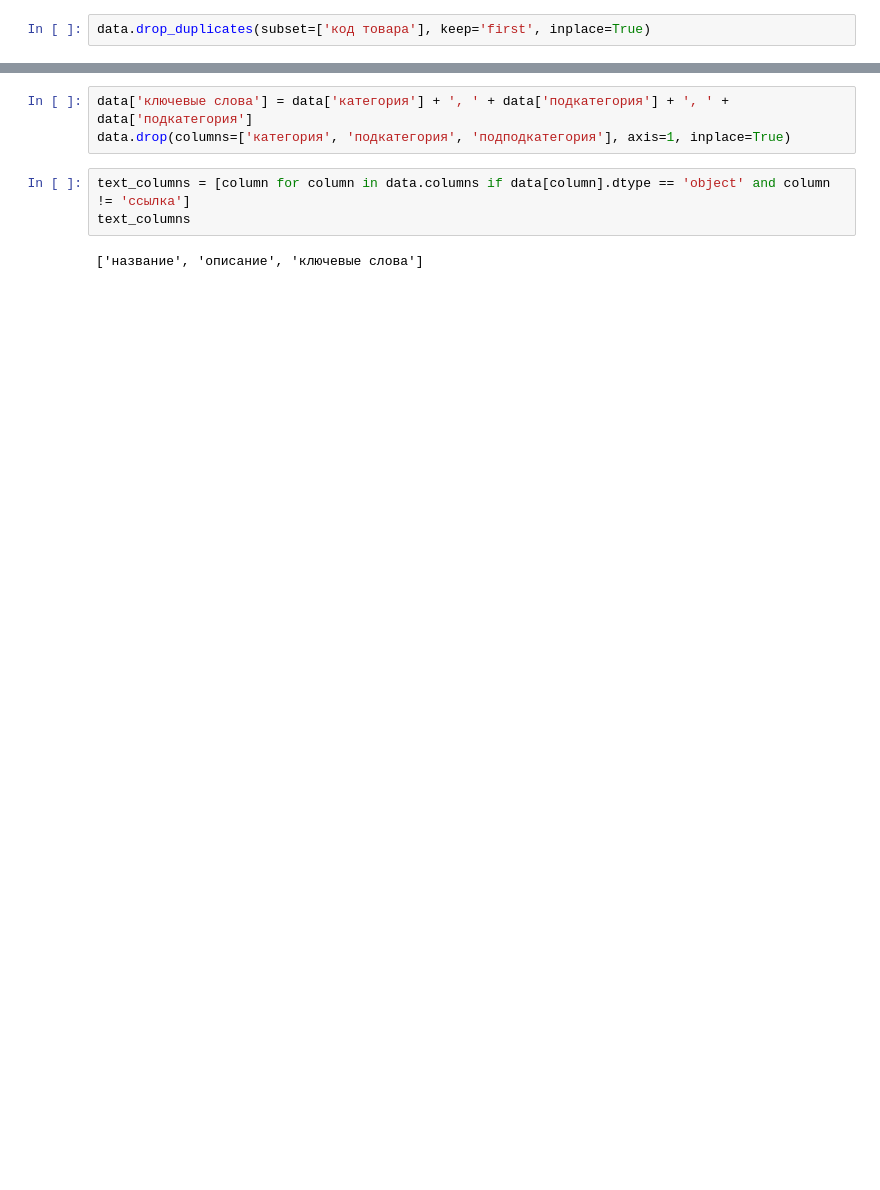
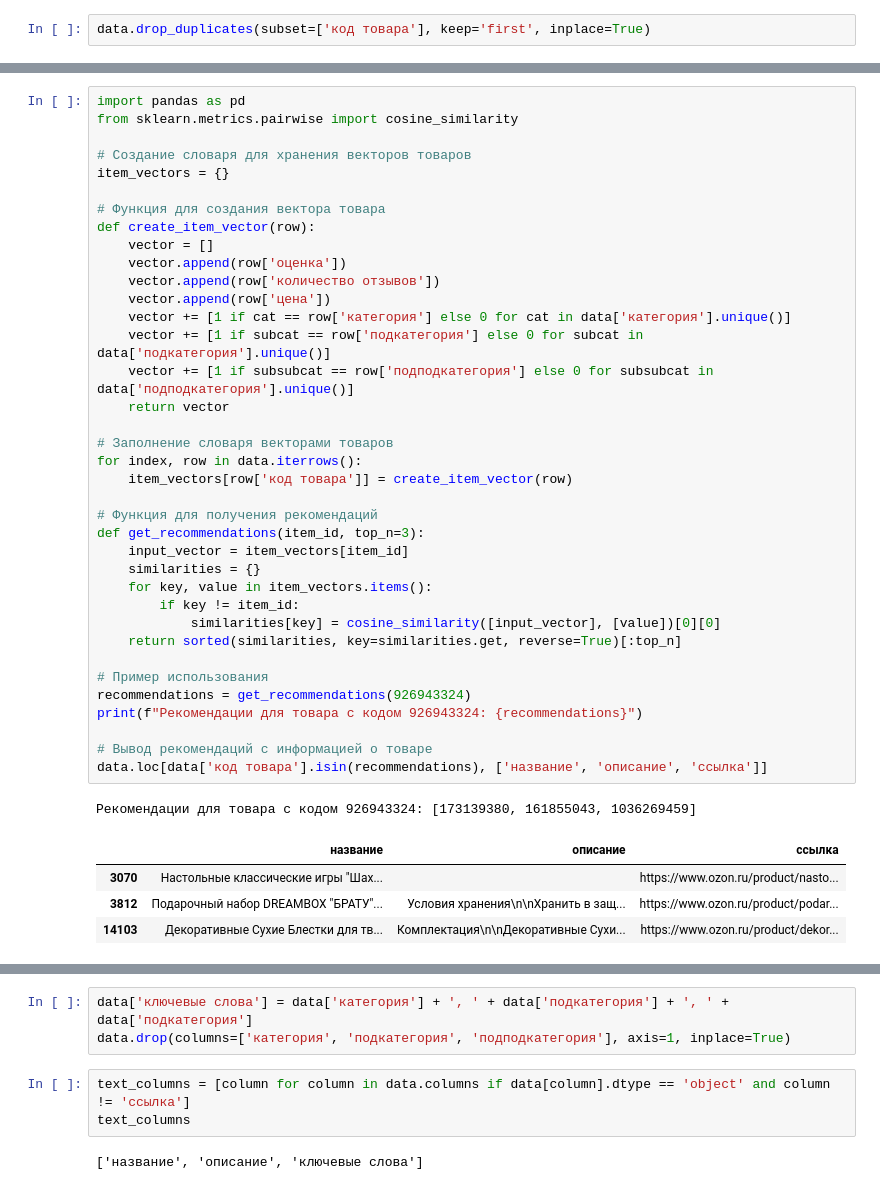
Before and after one commit to tutsilianna/Gift_Recommendation_System, a Jupyter notebook: Gift_Recommendation_System.ipynb, the cells around one changed output, grey strips where cells are left out. Cells and saved outputs as stored; diff of their text form; blank space fills up the shorter version.

```diff
--- a/Gift_Recommendation_System.ipynb
+++ b/Gift_Recommendation_System.ipynb
@@ -200,0 +450,43 @@ memory usage: 1.3+ MB
+# %%
+import pandas as pd
+from sklearn.metrics.pairwise import cosine_similarity
+
+# Создание словаря для хранения векторов товаров
+item_vectors = {}
+
+# Функция для создания вектора товара
+def create_item_vector(row):
+    vector = []
+    vector.append(row['оценка'])
+    vector.append(row['количество отзывов'])
+    vector.append(row['цена'])
+    vector += [1 if cat == row['категория'] else 0 for cat in data['категория'].unique()]
+    vector += [1 if subcat == row['подкатегория'] else 0 for subcat in data['подкатегория'].unique()]
+    vector += [1 if subsubcat == row['подподкатегория'] else 0 for subsubcat in data['подподкатегория'].unique()]
+    return vector
+
+# Заполнение словаря векторами товаров
+for index, row in data.iterrows():
+    item_vectors[row['код товара']] = create_item_vector(row)
+
+# Функция для получения рекомендаций
+def get_recommendations(item_id, top_n=3):
+    input_vector = item_vectors[item_id]
+    similarities = {}
+    for key, value in item_vectors.items():
+        if key != item_id:
+            similarities[key] = cosine_similarity([input_vector], [value])[0][0]
+    return sorted(similarities, key=similarities.get, reverse=True)[:top_n]
+
+# Пример использования
+recommendations = get_recommendations(926943324)
+print(f"Рекомендации для товара с кодом 926943324: {recommendations}")
+
+# Вывод рекомендаций с информацией о товаре
+data.loc[data['код товара'].isin(recommendations), ['название', 'описание', 'ссылка']]
+# %% [output]
+Рекомендации для товара с кодом 926943324: [173139380, 161855043, 1036269459]
+|  | название | описание | ссылка |
+| 3070 | Настольные классические игры "Шах... |  | https://www.ozon.ru/product/nasto... |
+| 3812 | Подарочный набор DREAMBOX "БРАТУ"... | Условия хранения\n\nХранить в защ... | https://www.ozon.ru/product/podar... |
+| 14103 | Декоративные Сухие Блестки для тв... | Комплектация\n\nДекоративные Сухи... | https://www.ozon.ru/product/dekor... |
```
Also changed, not shown: parts of 26 cells of this notebook.
